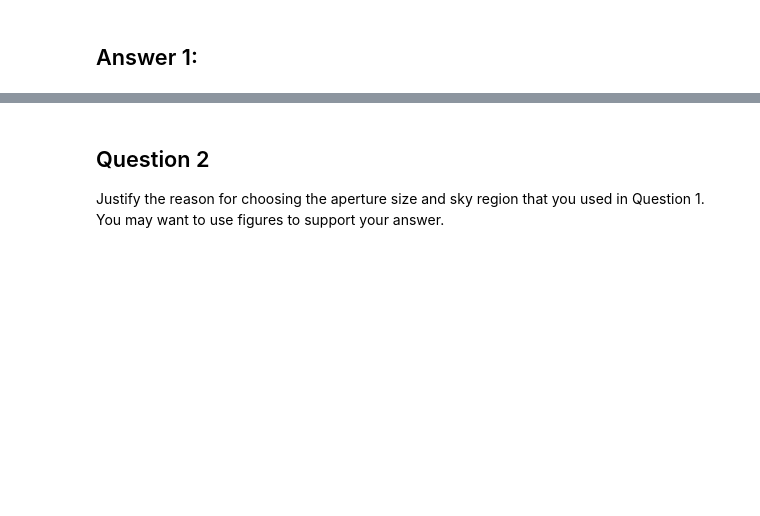
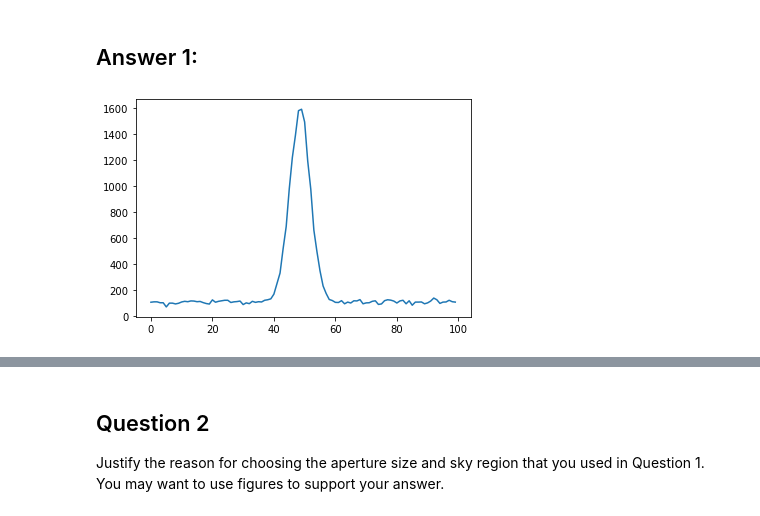
Before and after one commit to wfw23/Astrolabs, a Jupyter notebook: CourseworkA/Coursework_A.ipynb, the cells around one changed output, grey strips where cells are left out. Cells and saved outputs as stored; diff of their text form; code cells hidden in the pictures; blank space fills up the shorter version.

```diff
--- a/CourseworkA/Coursework_A.ipynb
+++ b/CourseworkA/Coursework_A.ipynb
@@ -108,0 +152,5 @@ RON is 1.51
+# %%
+#cut through center of star
+Q1.plot_x(46)
+# %% [output]
+[figure, added]
```
Also changed, not shown: parts of 62 cells of this notebook, 2 other files.
